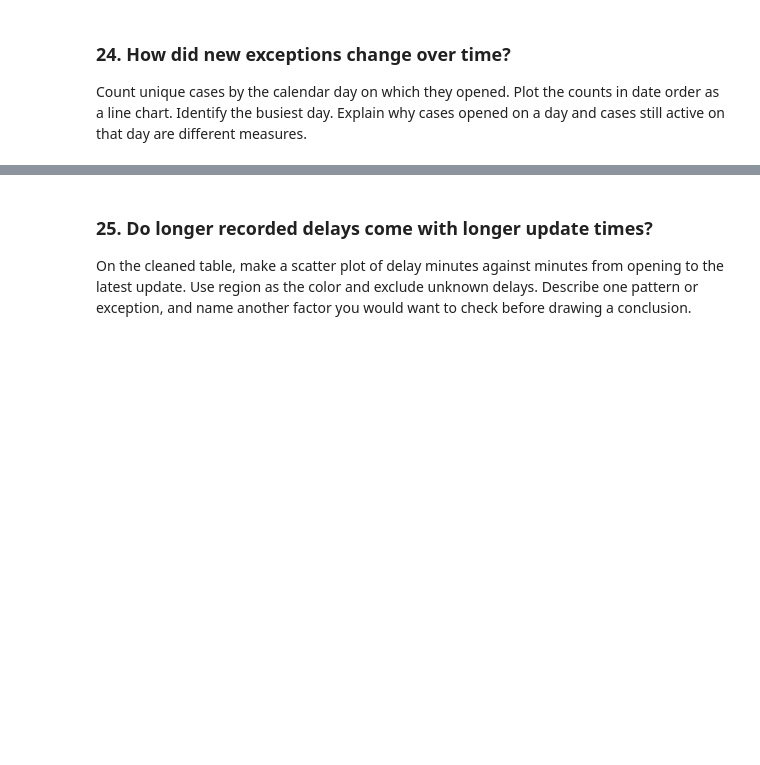
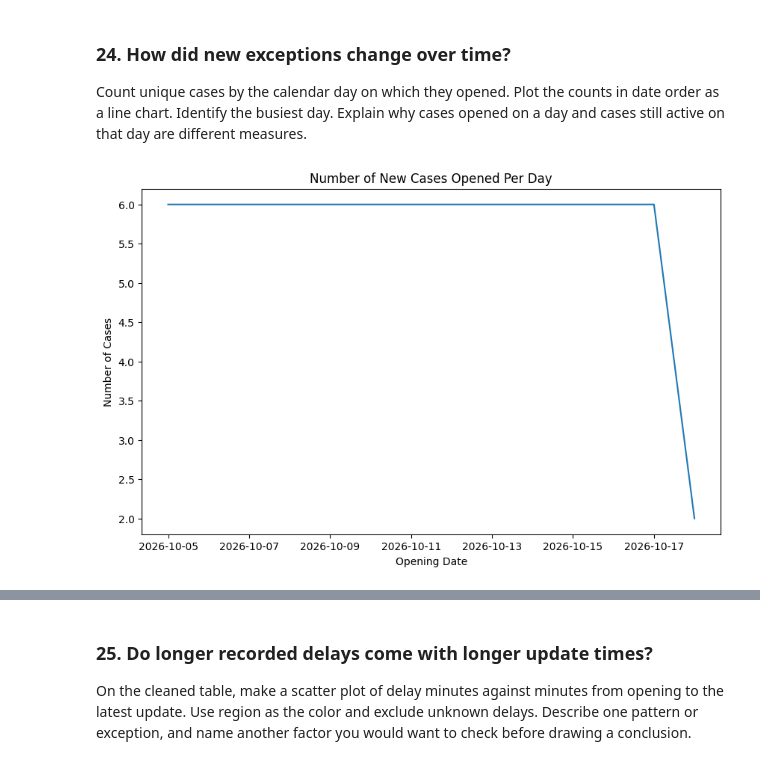
Before and after one commit to rm2620/LogicMojo-GenAI-AgenticAI-Oct26-Rishabh2620, a Jupyter notebook: Assignments_Solutions/03_python_data_analysis_practice.ipynb, the cells around one changed output, grey strips where cells are left out. Saved outputs shown, nothing was run; the diff lists cells and outputs as text; code cells hidden in the pictures; blank space fills up the shorter version.

```diff
--- a/Assignments_Solutions/03_python_data_analysis_practice.ipynb
+++ b/Assignments_Solutions/03_python_data_analysis_practice.ipynb
@@ -865,3 +937,18 @@ Make a Seaborn box plot of known active delays by region. Compare medians and sp
 ### 24. How did new exceptions change over time?
 
 Count unique cases by the calendar day on which they opened. Plot the counts in date order as a line chart. Identify the busiest day. Explain why cases opened on a day and cases still active on that day are different measures.
+# %%
+calendar_dates = cleaned_df["opened_at"].dt.date
+grouped_dates = cleaned_df.groupby(calendar_dates)
+daily_counts = grouped_dates.size()
+
+plt.figure(figsize=(10, 6))
+
+sns.lineplot(x=daily_counts.index, y=daily_counts.values)
+
+plt.title("Number of New Cases Opened Per Day")
+plt.xlabel("Opening Date")
+plt.ylabel("Number of Cases")
+plt.show()
+# %% [output]
+[figure, added]
```
Also changed, not shown: parts of 12 cells of this notebook, 1 other file.
